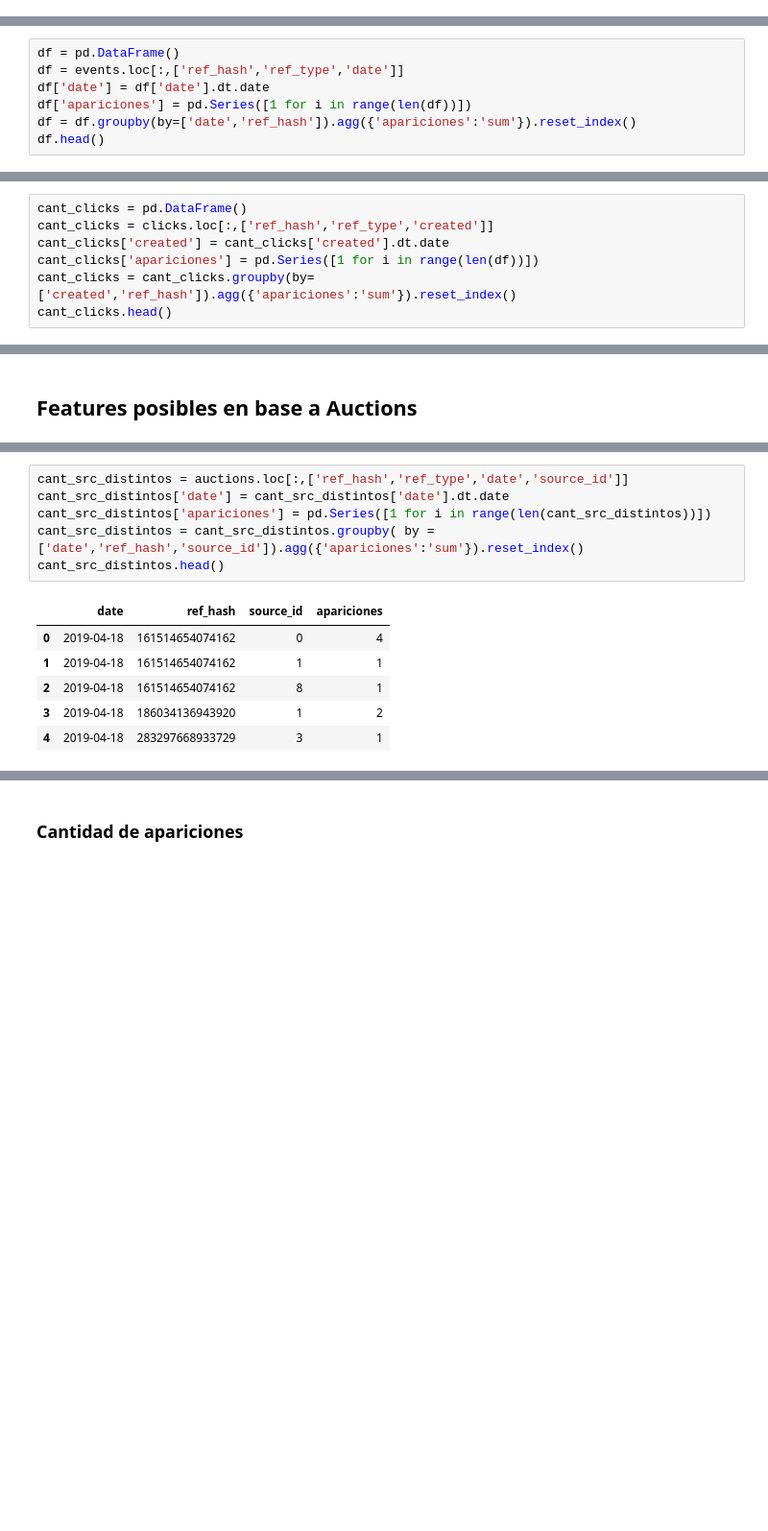
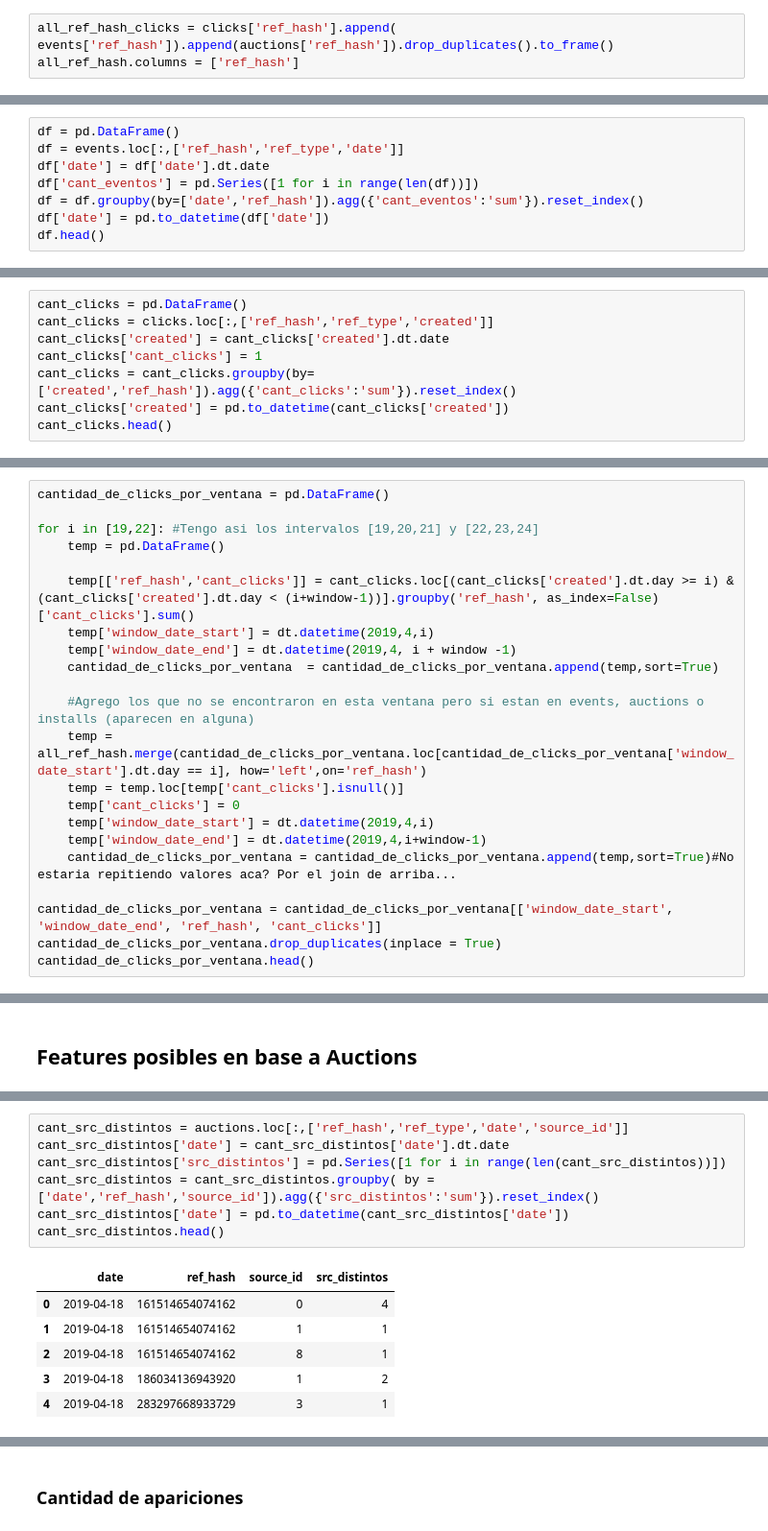
Before and after one commit to gatti2602/7506-datos, a Jupyter notebook: tp2/Manu/Features_posibles.ipynb, the cells around one changed output, grey strips where cells are left out. Shown at 96% size. Saved outputs shown, nothing was run; the diff lists cells and outputs as text; blank space fills up the shorter version.

Commit message:
Calculo de features posibles en formato de ventana
Mañana sigo con KNN

```diff
--- a/tp2/Manu/Features_posibles.ipynb
+++ b/tp2/Manu/Features_posibles.ipynb
@@ -14,0 +91,3 @@ windows = pd.DataFrame({
+# %%
+all_ref_hash_clicks = clicks['ref_hash'].append( events['ref_hash']).append(auctions['ref_hash']).drop_duplicates().to_frame()
+all_ref_hash.columns = ['ref_hash']
@@ -58,7 +110,8 @@ events.head()
 df = pd.DataFrame()
 df = events.loc[:,['ref_hash','ref_type','date']]
 df['date'] = df['date'].dt.date
-df['apariciones'] = pd.Series([1 for i in range(len(df))])
-df = df.groupby(by=['date','ref_hash']).agg({'apariciones':'sum'}).reset_index()
+df['cant_eventos'] = pd.Series([1 for i in range(len(df))])
+df = df.groupby(by=['date','ref_hash']).agg({'cant_eventos':'sum'}).reset_index()
+df['date'] = pd.to_datetime(df['date'])
 df.head()
 # %% [output]
@@ -138,7 +211,8 @@ clicks.head()
 cant_clicks = pd.DataFrame()
 cant_clicks = clicks.loc[:,['ref_hash','ref_type','created']]
 cant_clicks['created'] = cant_clicks['created'].dt.date
-cant_clicks['apariciones'] = pd.Series([1 for i in range(len(df))])
-cant_clicks = cant_clicks.groupby(by=['created','ref_hash']).agg({'apariciones':'sum'}).reset_index()
+cant_clicks['cant_clicks'] = 1
+cant_clicks = cant_clicks.groupby(by=['created','ref_hash']).agg({'cant_clicks':'sum'}).reset_index()
+cant_clicks['created'] = pd.to_datetime(cant_clicks['created'])
 cant_clicks.head()
 # %% [output]
@@ -148,3 +222,25 @@ cant_clicks.head()
 | 2 | 2019-04-12 | 30208233531284574 | 2 |
 | 3 | 2019-04-12 | 31455207219712322 | 1 |
 | 4 | 2019-04-12 | 31852821981696986 | 3 |
+# %%
+cantidad_de_clicks_por_ventana = pd.DataFrame()
+
+for i in [19,22]: #Tengo asi los intervalos [19,20,21] y [22,23,24]
+    temp = pd.DataFrame()
+
+    temp[['ref_hash','cant_clicks']] = cant_clicks.loc[(cant_clicks['created'].dt.day >= i) & (cant_clicks['created'].dt.day < (i+window-1))].groupby('ref_hash', as_index=False)['cant_clicks'].sum()
+    temp['window_date_start'] = dt.datetime(2019,4,i)
+    temp['window_date_end'] = dt.datetime(2019,4, i + window -1)
+    cantidad_de_clicks_por_ventana  = cantidad_de_clicks_por_ventana.append(temp,sort=True)
+
+    #Agrego los que no se encontraron en esta ventana pero si estan en events, auctions o installs (aparecen en alguna)
+    temp = all_ref_hash.merge(cantidad_de_clicks_por_ventana.loc[cantidad_de_clicks_por_ventana['window_date_start'].dt.day == i], how='left',on='ref_hash')
+    temp = temp.loc[temp['cant_clicks'].isnull()]
+    temp['cant_clicks'] = 0
+    temp['window_date_start'] = dt.datetime(2019,4,i)
+    temp['window_date_end'] = dt.datetime(2019,4,i+window-1)
+    cantidad_de_clicks_por_ventana = cantidad_de_clicks_por_ventana.append(temp,sort=True)#No estaria repitiendo valores aca? Por el join de arriba...
+
+cantidad_de_clicks_por_ventana = cantidad_de_clicks_por_ventana[['window_date_start', 'window_date_end', 'ref_hash', 'cant_clicks']]
+cantidad_de_clicks_por_ventana.drop_duplicates(inplace = True)
+cantidad_de_clicks_por_ventana.head()
@@ -168,11 +258,12 @@ auctions.columns = ['date','ref_hash','ref_type_id','source_id']
 # %%
 cant_src_distintos = auctions.loc[:,['ref_hash','ref_type','date','source_id']]
 cant_src_distintos['date'] = cant_src_distintos['date'].dt.date
-cant_src_distintos['apariciones'] = pd.Series([1 for i in range(len(cant_src_distintos))])
-cant_src_distintos = cant_src_distintos.groupby( by = ['date','ref_hash','source_id']).agg({'apariciones':'sum'}).reset_index()
+cant_src_distintos['src_distintos'] = pd.Series([1 for i in range(len(cant_src_distintos))])
+cant_src_distintos = cant_src_distintos.groupby( by = ['date','ref_hash','source_id']).agg({'src_distintos':'sum'}).reset_index()
+cant_src_distintos['date'] = pd.to_datetime(cant_src_distintos['date'])
 cant_src_distintos.head()
 # %% [output]
-|  | date | ref_hash | source_id | apariciones |
+|  | date | ref_hash | source_id | src_distintos |
 | 0 | 2019-04-18 | 161514654074162 | 0 | 4 |
 | 1 | 2019-04-18 | 161514654074162 | 1 | 1 |
 | 2 | 2019-04-18 | 161514654074162 | 8 | 1 |
```
Also changed, not shown: parts of 29 cells of this notebook.
